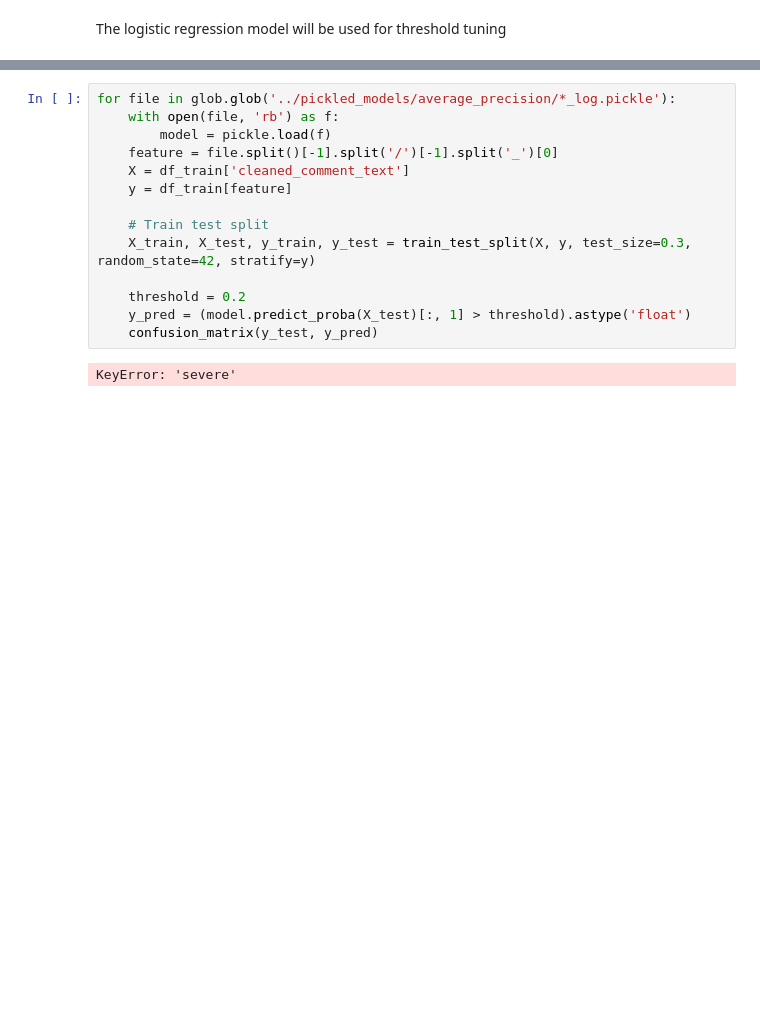
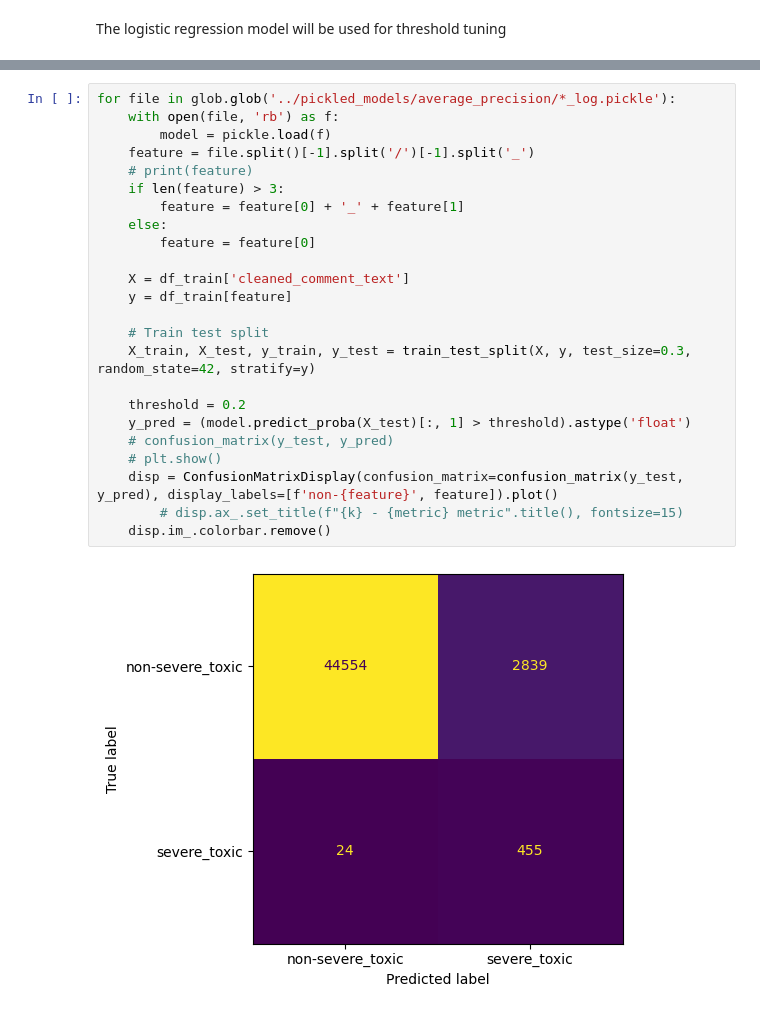
Before and after one commit to bryangyc/Toxic_comments_classification, a Jupyter notebook: code/modeling.ipynb, the cells around one changed output, grey strips where cells are left out. Cells and saved outputs as stored; diff of their text form; blank space fills up the shorter version.

```diff
--- a/code/modeling.ipynb
+++ b/code/modeling.ipynb
@@ -1219,16 +1325,26 @@ toxic_tfidf_log.pickle
 # %%
 for file in glob.glob('../pickled_models/average_precision/*_log.pickle'):
     with open(file, 'rb') as f:
         model = pickle.load(f)
-    feature = file.split()[-1].split('/')[-1].split('_')[0]
+    feature = file.split()[-1].split('/')[-1].split('_')
+    # print(feature)
+    if len(feature) > 3:
+        feature = feature[0] + '_' + feature[1]
+    else:
+        feature = feature[0]
+
     X = df_train['cleaned_comment_text']
     y = df_train[feature]
 
     # Train test split
     X_train, X_test, y_train, y_test = train_test_split(X, y, test_size=0.3, random_state=42, stratify=y)
 
     threshold = 0.2
     y_pred = (model.predict_proba(X_test)[:, 1] > threshold).astype('float')
-    confusion_matrix(y_test, y_pred)
+    # confusion_matrix(y_test, y_pred)
+    # plt.show()
+    disp = ConfusionMatrixDisplay(confusion_matrix=confusion_matrix(y_test, y_pred), display_labels=[f'non-{feature}', feature]).plot()
+        # disp.ax_.set_title(f"{k} - {metric} metric".title(), fontsize=15)
+    disp.im_.colorbar.remove()
 # %% [output]
-KeyError: 'severe'
+[figure, added]
```
Also changed, not shown: parts of 9 cells of this notebook.
